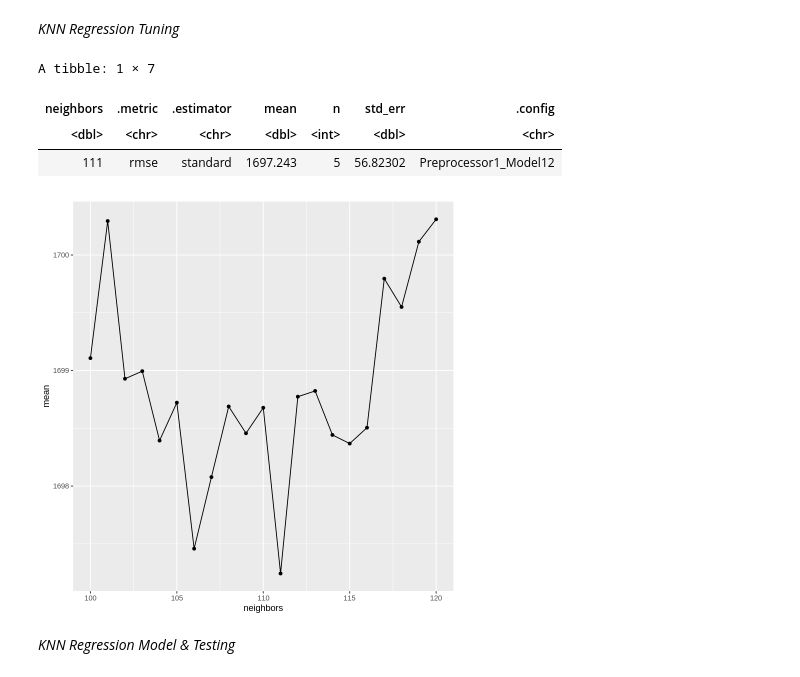
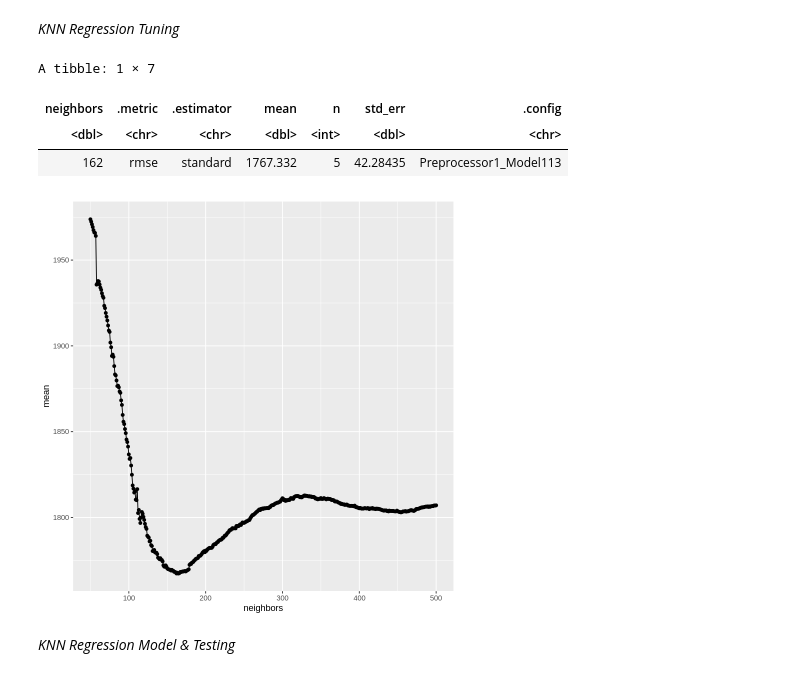
Before and after one commit to EliNAdr/DSCI-100_007-13, a Jupyter notebook: Project_report.ipynb, the cells around one changed output. Saved outputs shown, nothing was run; the diff lists cells and outputs as text; code cells hidden in the pictures.

Commit message:
Redoing testing

```diff
--- a/Project_report.ipynb
+++ b/Project_report.ipynb
@@ -45,12 +63,12 @@ set.seed(2132)
 
 # selecting relevant data from each player category (winners & losers), filtering observations, creating new variables, and renaming variables
 winner_data <- tennis_data |> select(winner_rank_points, winner_ht, w_df, w_bpSaved, w_bpFaced) |> # selecting relevant variables
-    filter(w_bpSaved != 0) |> filter(w_bpFaced != 0) |> mutate(bpratio = w_bpSaved/w_bpFaced) |> na.omit() |> # creating new variable bpratio
+    mutate(bp_percent = (w_bpSaved/w_bpFaced)*100) |> na.omit() |> # creating new variable bp_percent
     rename(rank_points = winner_rank_points, height = winner_ht, double_faults = w_df) |> # renaming variables
     select(-w_bpSaved, -w_bpFaced) # removing now-unnecessary variables
 
 loser_data <- tennis_data |> select(loser_rank_points, loser_ht, l_df, l_bpSaved, l_bpFaced) |> # selecting relevant variables
-    filter(l_bpSaved != 0) |> filter(l_bpFaced != 0) |> mutate(bpratio = l_bpSaved/l_bpFaced) |> na.omit() |> # creating new variable bpratio
+    mutate(bp_percent = (l_bpSaved/l_bpFaced)*100) |> na.omit() |> # creating new variable bp_percent
     rename(rank_points = loser_rank_points, height = loser_ht, double_faults = l_df) |> # renaming variables
     select(-l_bpSaved, -l_bpFaced) # removing now-unnecessary variables
 
@@ -133,42 +151,45 @@ set.seed(5342)
 
 # testing which predictors to include and running cross-validation
 
-# height and df: best k = 143 - rmse = 1722.395
-# height, df, bp: best k = 27 - rmse = 1732.282
-# df and bp: best k = 322 - rmse = 1808.461
-# height and bp: best k = 111 - rmse = 1697.243 <- best fit
+# df: best k = 968 - rmse = 1877.093
+# bp: best k: 588 - rmse = 1864.006
+# height: best k = 717 -  rmse = 1772.999
+# df and bp: best k = 454 - rmse = 1863.363
+# height and bp: best k = 110 - rmse = 1752.533
+# height and df: best k = 162 - rmse = 1767.332
+# height, df, bp: best k =  - rmse =
 
-knn_recipe <- recipe(rank_points ~ bpratio + height, data = player_train) |> # adjusted which predictors were included and ran cross-validation for each combination
+knn_recipe <- recipe(rank_points ~ height + double_faults, data = player_train) |> # adjusted which predictors were included and ran cross-validation for each combination
     step_scale(all_predictors()) |>
     step_center(all_predictors())
 
 knn_train_spec <- nearest_neighbor(weight_func = "rectangular", neighbors = tune()) |>
     set_engine("kknn") |>
     set_mode("regression")
 
 knn_train_workflow <- workflow() |>
     add_recipe(knn_recipe) |>
     add_model(knn_train_spec)
 
 vfold <- vfold_cv(player_train, v = 5, strata = rank_points)
-gridvals <- tibble(neighbors = seq(from = 100, to = 120, by = 1)) # prior testing allowed the range to be narrowed, to find the absolute best k
+gridvals <- tibble(neighbors = seq(from = 50, to = 500, by = 1)) # prior testing allowed the range to be narrowed, to find the absolute best k
 
 knn_train_results <- knn_train_workflow |>
     tune_grid(resamples = vfold, grid = gridvals) |>
     collect_metrics() |>
     filter(.metric == "rmse")
 
 min <- knn_train_results |> filter(mean == min(mean)) # finding the lowest rmse k-value
 min
 
 k_win_selec <- ggplot(knn_train_results, aes(x = neighbors, y = mean)) + geom_point() + geom_line() # plot of cross-validation
 k_win_selec
 # %% [output]
 A tibble: 1 × 7
 | neighbors | .metric | .estimator | mean | n | std_err | .config |
 | <dbl> | <chr> | <chr> | <dbl> | <int> | <dbl> | <chr> |
-| 111 | rmse | standard | 1697.243 | 5 | 56.82302 | Preprocessor1_Model12 |
+| 162 | rmse | standard | 1767.332 | 5 | 42.28435 | Preprocessor1_Model113 |
-[figure, old version]
+[figure, new version]
 # %% [markdown]
 *KNN Regression Model & Testing*
 # %%
```
Also changed, not shown: parts of 10 cells of this notebook.
